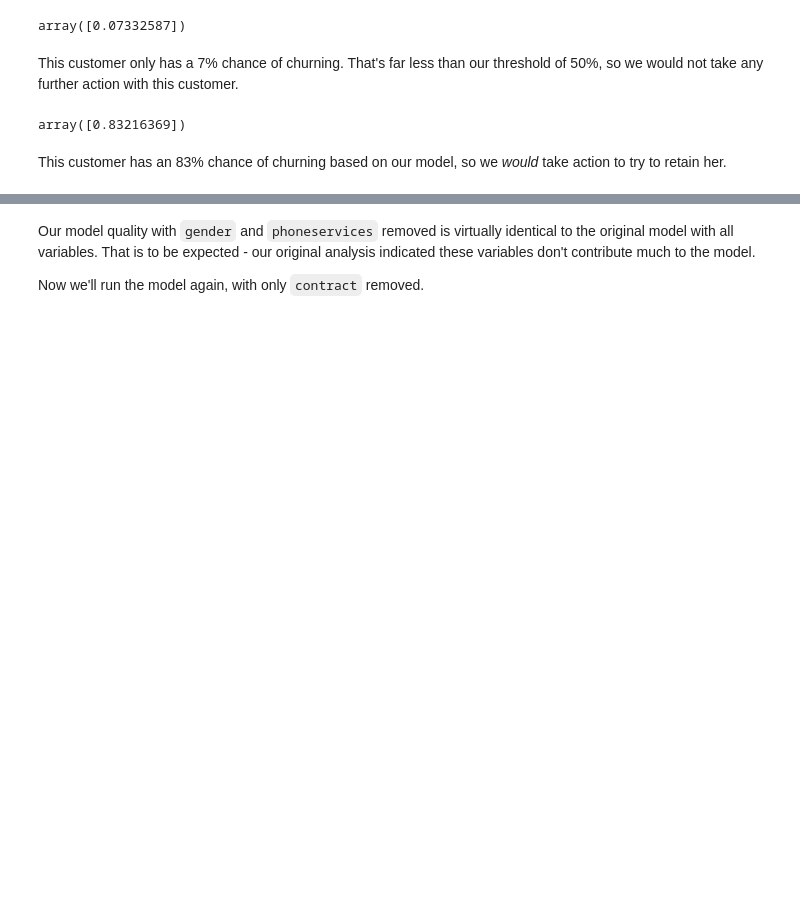
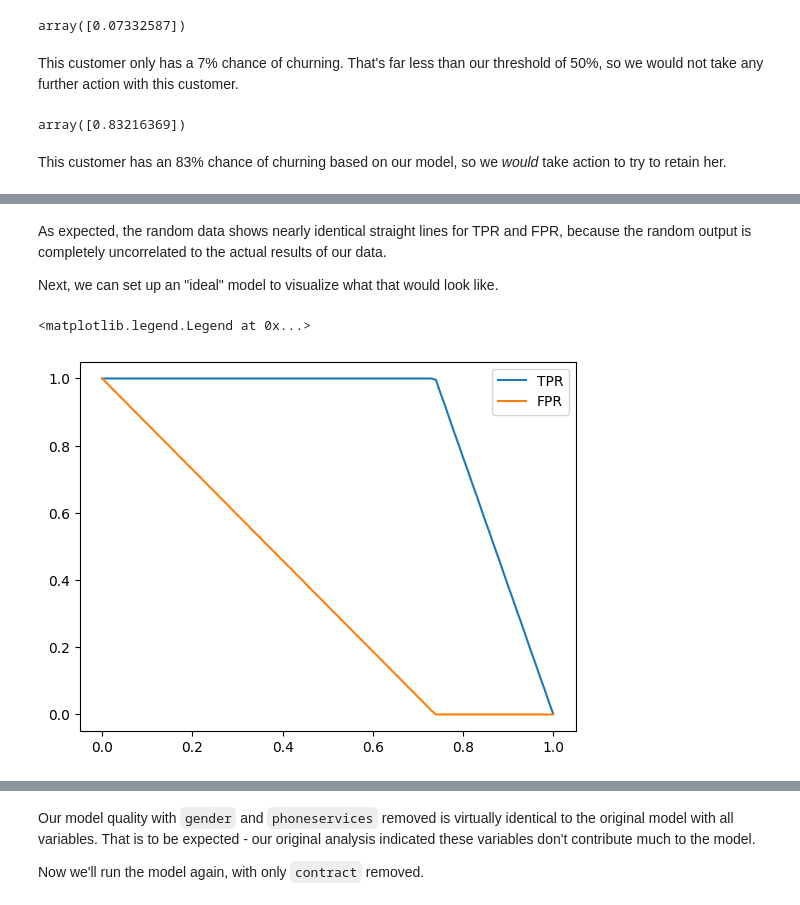
Before and after one commit to mbalexander19/telco_customer_churn, a Jupyter notebook: telco-customer-churn.ipynb, the cells around one changed output, grey strips where cells are left out. Saved outputs shown, nothing was run; the diff lists cells and outputs as text; code cells hidden in the pictures; blank space fills up the shorter version.

```diff
--- a/telco-customer-churn.ipynb
+++ b/telco-customer-churn.ipynb
@@ -718,0 +957,23 @@ This customer has an 83% chance of churning based on our model, so we *would* ta
+# %% [markdown]
+As expected, the random data shows nearly identical straight lines for TPR and FPR, because the random output is completely uncorrelated to the actual results of our data.
+
+Next, we can set up an "ideal" model to visualize what that would look like.
+# %%
+#calculate number of negative and positive examples in real dataset
+num_neg = (y_val == 0).sum()
+num_pos = (y_val == 1).sum()
+
+#generates array of num_neg sequential 0s followed by num_pos sequential 1s
+y_ideal = np.repeat([0,1], [num_neg, num_pos])
+
+#generates "predictions" - numbers that grow linearly from 0 to 1
+y_pred_ideal = np.linspace(0, 1, num_neg + num_pos)
+
+df_ideal = tpr_fpr_df(y_ideal, y_pred_ideal)
+
+plt.plot(df_ideal.threshold, df_ideal.tpr, label = 'TPR')
+plt.plot(df_ideal.threshold, df_ideal.fpr, label = 'FPR')
+plt.legend()
+# %% [output]
+<matplotlib.legend.Legend at 0x...>
+[figure, added]
```
Also changed, not shown: parts of 58 cells of this notebook.
